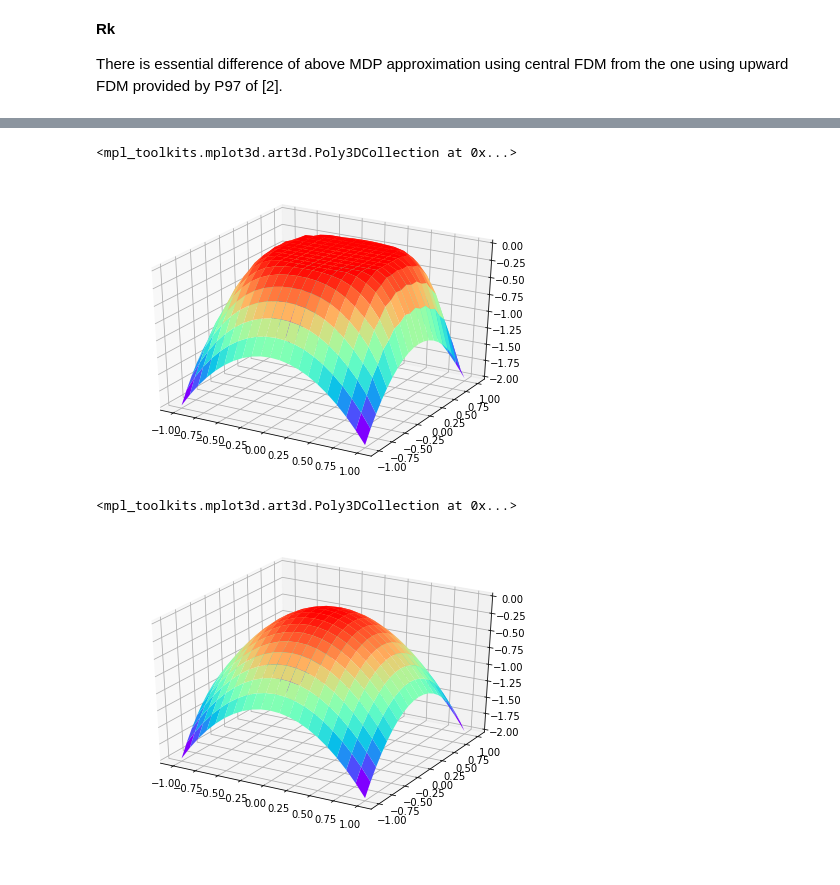
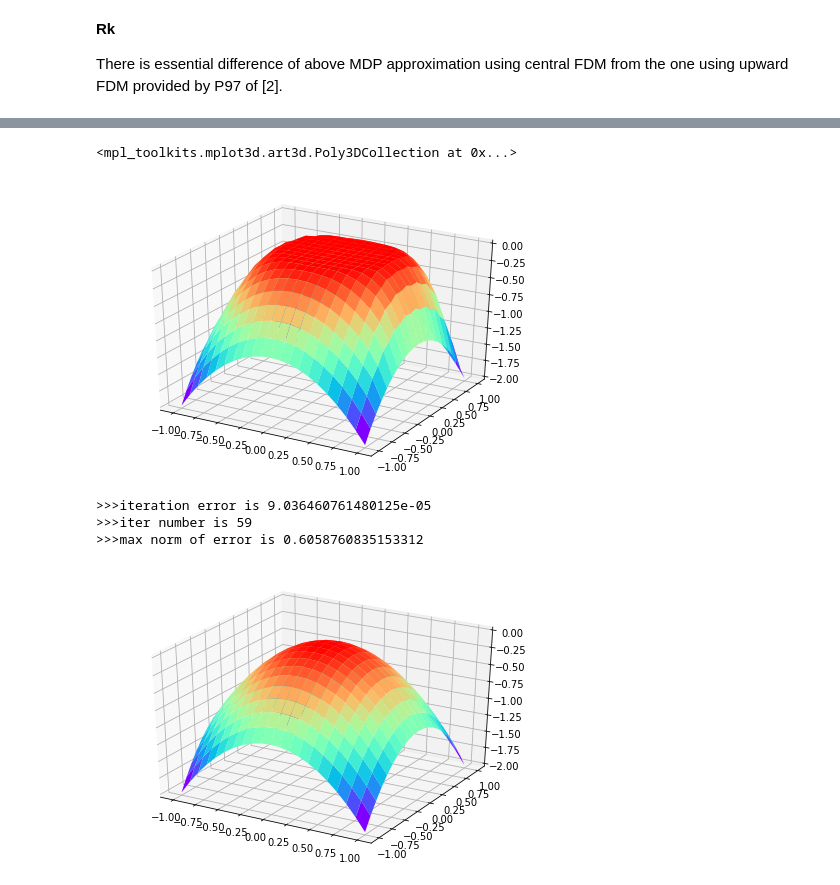
Before and after one commit to wqiu96/summer_project, a Jupyter notebook: src/value_iter_dirichlet_1d_v02.ipynb, the cells around one changed output, grey strips where cells are left out. Drawn from its saved outputs; the diff is of its cells as text; code cells hidden in the pictures.

```diff
--- a/src/value_iter_dirichlet_1d_v02.ipynb
+++ b/src/value_iter_dirichlet_1d_v02.ipynb
@@ -157,7 +190,7 @@ def mdp_trans_prob_central(self,x,a,sigma):
 
   tp.append(Lambda*((b_*self.h + sigma.diagonal())/(2*c1*self.h**2)))
   tp.append(Lambda*((-1*b_*self.h + sigma.diagonal())/(2*c1*self.h**2)))
-  #tp.append(sigma/(8*c1*self.h**2))
+  tp.append(sigma/(8*c1*self.h**2))
 
   #correction on prob
 #  if tp[1]<0:
@@ -185,34 +218,34 @@ pde.Dif_array = Dif_array
 # %%
 def Dif_martix(self,s_index):        #calculate s_val(x+e_i*h-e_j*h), s_val(x-e_j*h+e_i*h), s_val(x+e_j*h+e_i*h), s_val(x-e_j*h-e_i*h)
   res_plus_plus = np.zeros((self.dim,self.dim))
-  res_mins_mins = np.zeros((self.dim,self.dim))
-  res_plus_mins = np.zeros((self.dim,self.dim))
-  res_mins_plus = np.zeros((self.dim,self.dim))
+  res_mius_mius = np.zeros((self.dim,self.dim))
+  res_plus_mius = np.zeros((self.dim,self.dim))
+  res_mius_plus = np.zeros((self.dim,self.dim))
   for i in range(self.dim):
     for j in range(self.dim):
       if i != j:
         temp_plus_plus = s_index.copy()
-        temp_mins_mins = s_index.copy()
-        temp_plus_mins = s_index.copy()
-        temp_mins_plus = s_index.copy()
+        temp_mius_mius = s_index.copy()
+        temp_plus_mius = s_index.copy()
+        temp_mius_plus = s_index.copy()
 
         temp_plus_plus[i] = s_index[i] + 1
         temp_plus_plus[j] = s_index[j] + 1
 
-        temp_mins_mins[i] = s_index[i] - 1
-        temp_mins_mins[j] = s_index[j] - 1
+        temp_mius_mius[i] = s_index[i] - 1
+        temp_mius_mius[j] = s_index[j] - 1
 
-        temp_plus_mins[i] = s_index[i] + 1
-        temp_plus_mins[j] = s_index[j] - 1
+        temp_plus_mius[i] = s_index[i] + 1
+        temp_plus_mius[j] = s_index[j] - 1
 
-        temp_mins_plus[i] = s_index[i] - 1
-        temp_mins_plus[j] = s_index[j] + 1
+        temp_mius_plus[i] = s_index[i] - 1
+        temp_mius_plus[j] = s_index[j] + 1
 
         res_plus_plus[i][j] = self.s_val[tuple(temp_plus_plus)]
-        res_mins_mins[i][j] = self.s_val[tuple(temp_mins_mins)]
-        res_plus_mins[i][j] = self.s_val[tuple(temp_plus_mins)]
-        res_mins_plus[i][j] = self.s_val[tuple(temp_mins_plus)]
-  res = res_plus_plus + res_mins_mins - res_plus_mins - res_mins_plus
+        res_mius_mius[i][j] = self.s_val[tuple(temp_mius_mius)]
+        res_plus_mius[i][j] = self.s_val[tuple(temp_plus_mius)]
+        res_mius_plus[i][j] = self.s_val[tuple(temp_mius_plus)]
+  res = res_plus_plus + res_mius_mius - res_plus_mius - res_mius_plus
 
   return res
 
@@ -256,11 +289,10 @@ def value_iter(self,
         res_plus,res_mins = self.Dif_array(s_index)
         res = self.Dif_martix(s_index)
 
-        Pd = np.sum(np.multiply(res,self.sigma))
-        run_cost_ = (self.run_cost(x_d,a_) + Pd/(8*self.h**2))/c1
+        run_cost_ = (self.run_cost(x_d,a_))/c1
         Lambda = 1 + self.lambda_*(self.h**2)/sum(self.sigma.diagonal())
 
-        self.q_table[tuple(s_index+a_index)] = (run_cost_ + np.sum(np.multiply(tp_[0],res_plus)) + np.sum(np.multiply(tp_[1],res_mins)))/Lambda
+        self.q_table[tuple(s_index+a_index)] = (run_cost_ + np.sum(np.multiply(tp_[0],res_plus)) + np.sum(np.multiply(tp_[1],res_mins))+np.sum(np.multiply(res,tp_[2])))/Lambda
       self.s_val[tuple(s_index)] = np.min(self.q_table[tuple(s_index)]) #sync q_table with s_val
     err_ = np.max(np.abs(pre_s_val - self.s_val))
 
@@ -286,14 +322,14 @@ elapsed time is 908.033906 seconds
 # %%
 figure = plt.figure()
 axes = Axes3D(figure)
 X1 = pde1.x_space
 X2 = pde1.x_space
 X1, X2 = np.meshgrid(X1, X2)
-Z = pde1.s_val
-axes.plot_surface(X1, X2, Z,cmap='rainbow')
+Z1 = pde1.s_val
+axes.plot_surface(X1, X2, Z1,cmap='rainbow')
 # %% [output]
 <mpl_toolkits.mplot3d.art3d.Poly3DCollection at 0x...>
-[figure, old version]
+[figure, new version]
 # %%
 figure = plt.figure()
 axes = Axes3D(figure)
@@ -302,6 +338,11 @@ X2 = pde1.x_space
 X1, X2 = np.meshgrid(X1, X2)
 Z = -(X1)**2 - (X2)**2
 axes.plot_surface(X1, X2, Z,cmap='rainbow')
+print('>>>iteration error is ' + str(err))
+print('>>>iter number is ' + str(n_iter))
+print('>>>max norm of error is ' + str(np.max(np.abs(Z-Z1))))
 # %% [output]
-<mpl_toolkits.mplot3d.art3d.Poly3DCollection at 0x...>
+>>>iteration error is 9.036460761480125e-05
+>>>iter number is 59
+>>>max norm of error is 0.6058760835153312
 [figure]
```
Also changed, not shown: parts of 7 cells of this notebook.
